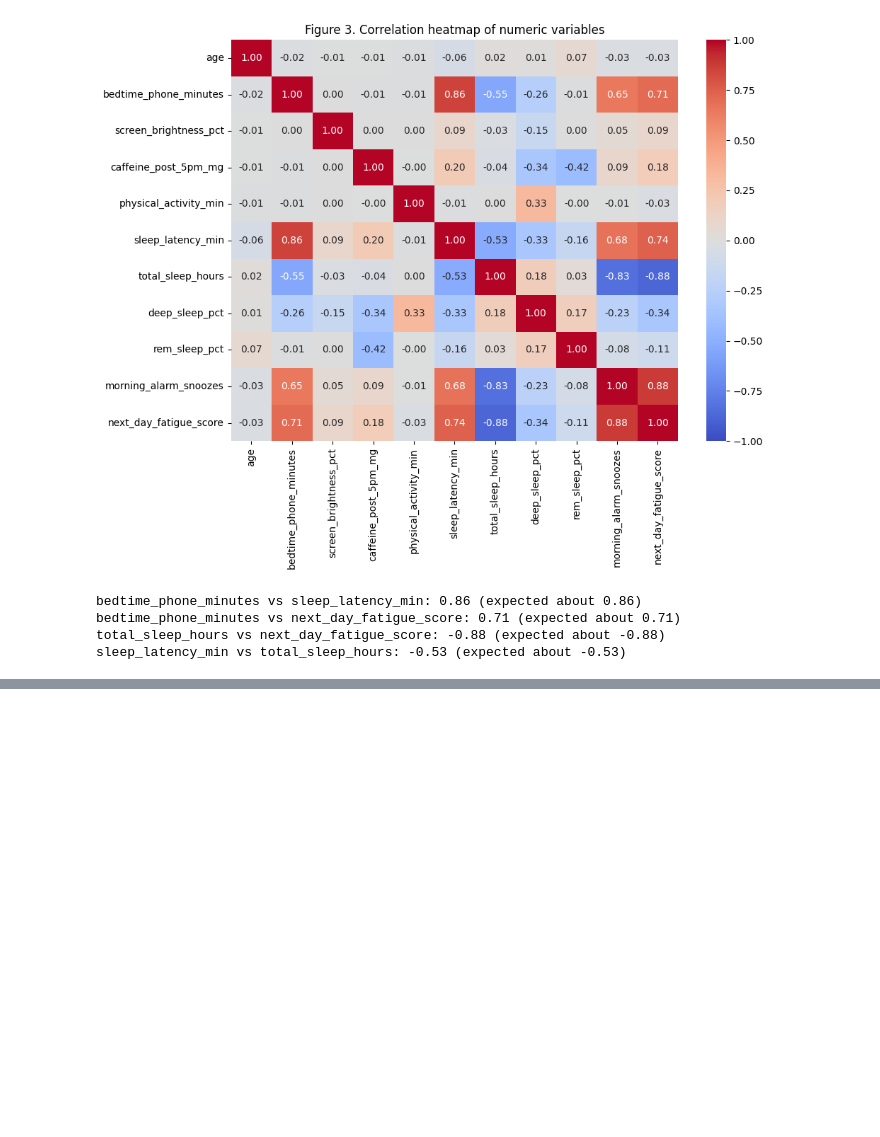
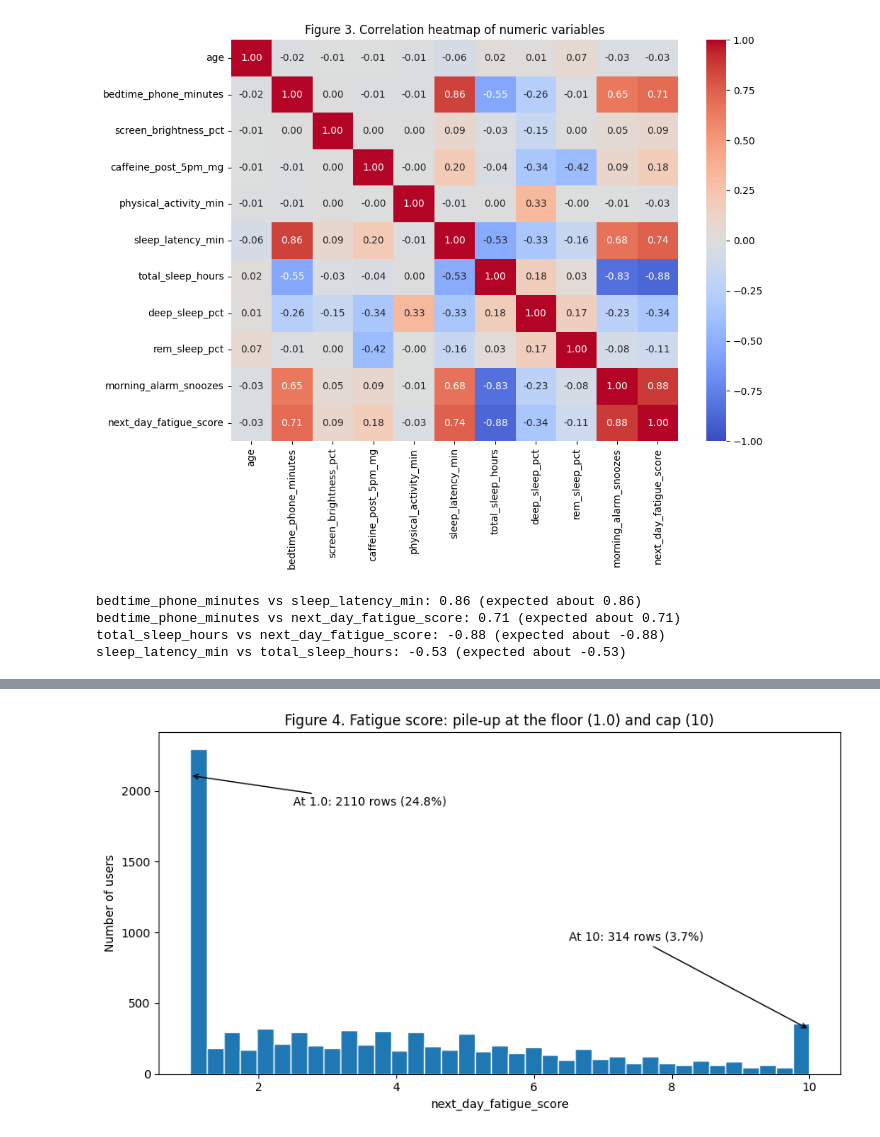
Before and after one commit to eu1dev/Data-Science, a Jupyter notebook: main.ipynb, the cells around one changed output, grey strips where cells are left out. Drawn from its saved outputs; the diff is of its cells as text; code cells hidden in the pictures; blank space fills up the shorter version.

Commit message:
Add Step 2 figure notes

```diff
--- a/main.ipynb
+++ b/main.ipynb
@@ -243,3 +243,33 @@ sleep_latency_min vs total_sleep_hours: -0.53 (expected about -0.53)
 
 **12. Morning alarm snoozes correlates 0.88 with fatigue**, as strongly as sleep hours.
 - *Interpretation:* Snoozes may carry much of the signal, yet it is only a Stage 1 target and not a mediator. The team should confirm that this is a deliberate choice and state the reason in the report.
+# %%
+# %% Cell 1: setup (safe to run even if you already ran the earlier setup cell)
+import os
+import pandas as pd
+import matplotlib.pyplot as plt
+import seaborn as sns
+
+os.makedirs("figures", exist_ok=True)
+raw = pd.read_csv("bedtime_screentime_sleep_debt.csv")
+eda = raw.drop(columns=["user_id", "sleep_debt_category"])
+fatigue = "next_day_fatigue_score"
+eda["fatigue_at_floor"] = (eda[fatigue] <= 1.0).astype(int)
+eda["fatigue_at_cap"] = (eda[fatigue] >= 10).astype(int)
+# %%
+# %% Cell 2: Figure 4, fatigue pile-up histogram
+fig, ax = plt.subplots(figsize=(9, 5))
+ax.hist(eda[fatigue], bins=37, edgecolor="white")
+n_floor, n_cap = eda["fatigue_at_floor"].sum(), eda["fatigue_at_cap"].sum()
+ax.annotate(f"At 1.0: {n_floor} rows ({eda['fatigue_at_floor'].mean():.1%})",
+            xy=(1.0, n_floor), xytext=(2.5, n_floor * 0.9), arrowprops=dict(arrowstyle="->"))
+ax.annotate(f"At 10: {n_cap} rows ({eda['fatigue_at_cap'].mean():.1%})",
+            xy=(10, n_cap), xytext=(6.5, n_cap * 3), arrowprops=dict(arrowstyle="->"))
+ax.set_xlabel("next_day_fatigue_score")
+ax.set_ylabel("Number of users")
+ax.set_title("Figure 4. Fatigue score: pile-up at the floor (1.0) and cap (10)")
+plt.tight_layout()
+plt.savefig("figures/fig4_fatigue_pileup.png", dpi=150)
+plt.show()
+# %% [output]
+[figure, added]
```
Also changed, not shown: parts of 17 cells of this notebook.
